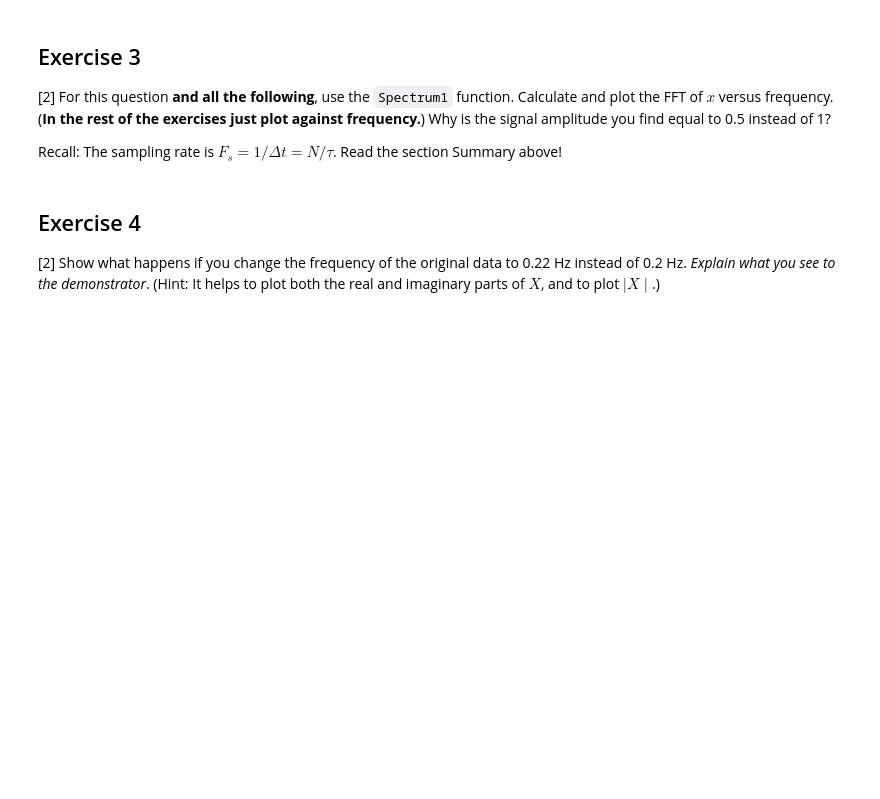
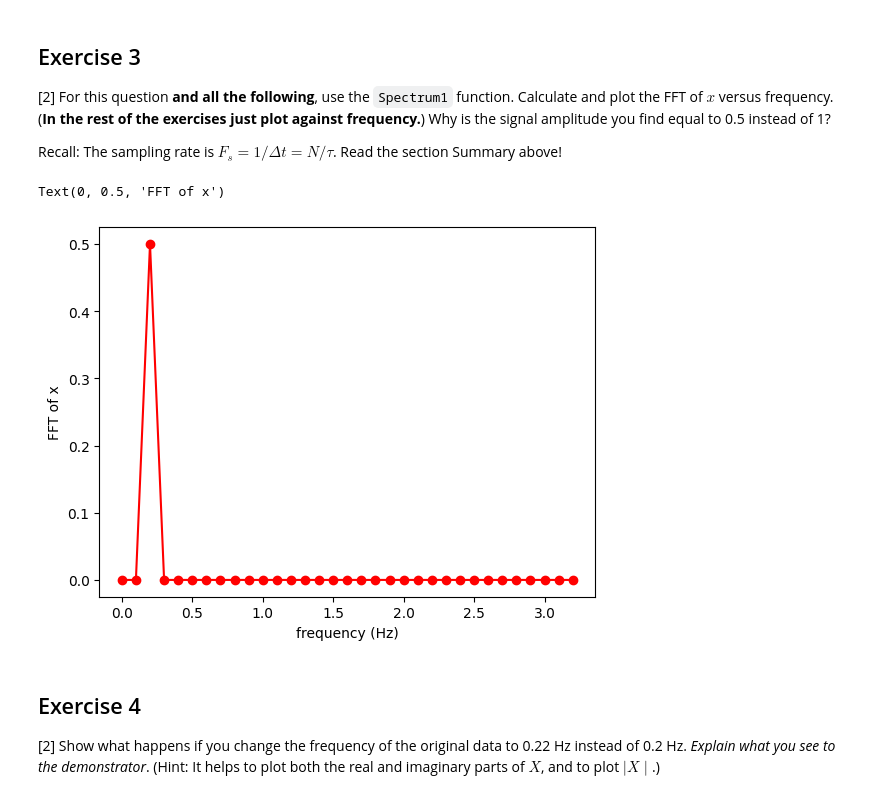
Before and after one commit to PX2145-2025/week-10-b-Anest-Cunliffe, a Jupyter notebook: FFT.ipynb, the cells around one changed output. Drawn from its saved outputs; the diff is of its cells as text; code cells hidden in the pictures; blank space fills up the shorter version.

```diff
--- a/FFT.ipynb
+++ b/FFT.ipynb
@@ -360,6 +351,18 @@ ValueError: x and y must have same first dimension, but have shapes (1,) and (33
 [2] For this question **and all the following**, use the `Spectrum1` function. Calculate and plot the FFT of $x$ versus frequency. (**In the rest of the exercises just plot against frequency.**) Why is the signal amplitude you find equal to 0.5 instead of 1?
 
  Recall: The sampling rate is $F_s = 1/\Delta t = N/\tau$. Read the section Summary above!
+# %%
+dt=tau/N
+Fs=1/dt
+f_mag, x_mag= Spectrum1(x,Fs)
+plt.figure()
+plt.plot(f_mag, x_mag, '-ro')
+plt.xlabel('frequency (Hz)')
+plt.ylabel('FFT of x')
+#singal amplitude is equal to 0.5 as the number of points is half the number of points as negative values have been removed
+# %% [output]
+Text(0, 0.5, 'FFT of x')
+[figure, added]
 # %% [markdown]
 ## Exercise 4
 [2] Show what happens if you change the frequency of the original data to 0.22 Hz instead of 0.2 Hz. _Explain what you see to the demonstrator_.
```
Also changed, not shown: parts of 11 cells of this notebook.
